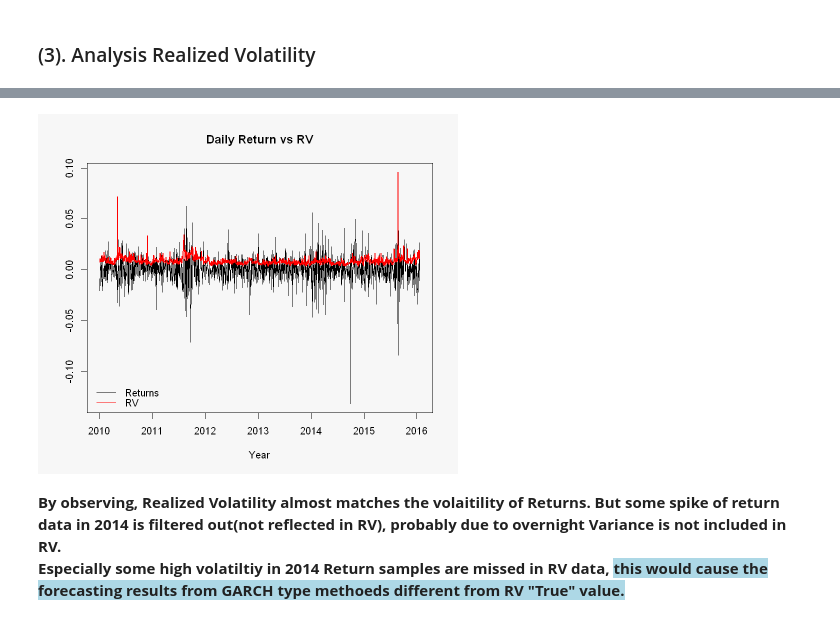
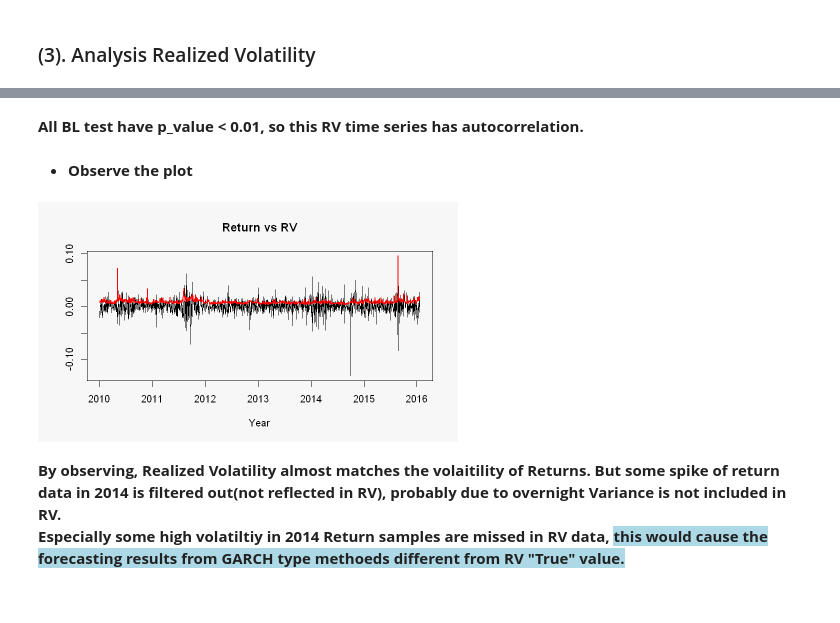
Before and after one commit to 51014941/JEM059-HW-Zhang-and-Qu, a Jupyter notebook: FE_project.ipynb, the cells around one changed output, grey strips where cells are left out. Cells and saved outputs as stored; diff of their text form; code cells hidden in the pictures.

```diff
--- a/FE_project.ipynb
+++ b/FE_project.ipynb
@@ -160,17 +226,18 @@ Becasue that the null Hypothes H0 is residuals are independently distributed(no
+# %% [markdown]
+**All BL test have p_value < 0.01, so this RV time series has autocorrelation.**
+# %% [markdown]
+* **Observe the plot**
 # %%
 par(bg = "#f7f7f7")
-options(repr.plot.width = 7, repr.plot.height = 6)
+options(repr.plot.width = 7, repr.plot.height = 4)
 
 y_scale <- range(c(rets, RV_day))
 
 plot.zoo(rets, xlab='Year', ylab=NA, ylim = y_scale,
-         main= "Daily Return vs RV" )
+         main= "Return vs RV" )
 lines(zoo(RV_day),col="red", lwd=2)
-legend("bottomleft", legend = c("Returns", "RV"), col = c_col2,
-      lwd = 1, bty="n")
-# RV matches the vol of returns
 # %% [output]
-[figure, old version]
+[figure, new version]
 # %% [markdown]
 **By observing, Realized Volatility almost matches the volaitility of Returns. But some spike of return data in 2014 is filtered out(not reflected in RV), probably due to overnight Variance is not included in RV.
 Especially some high volatiltiy in 2014 Return samples are missed in RV data, <span style='background: lightblue'>this would cause the forecasting results from GARCH type methoeds different from RV "True" value.</span>**
```
Also changed, not shown: parts of 109 cells of this notebook.
